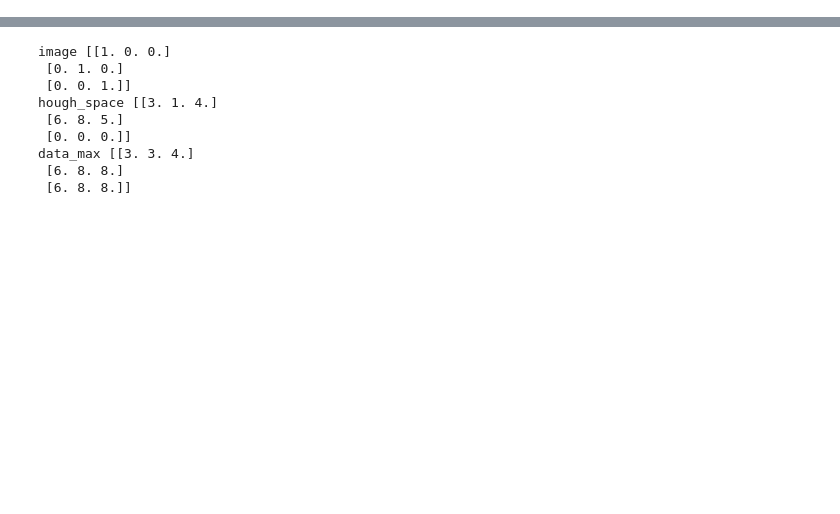
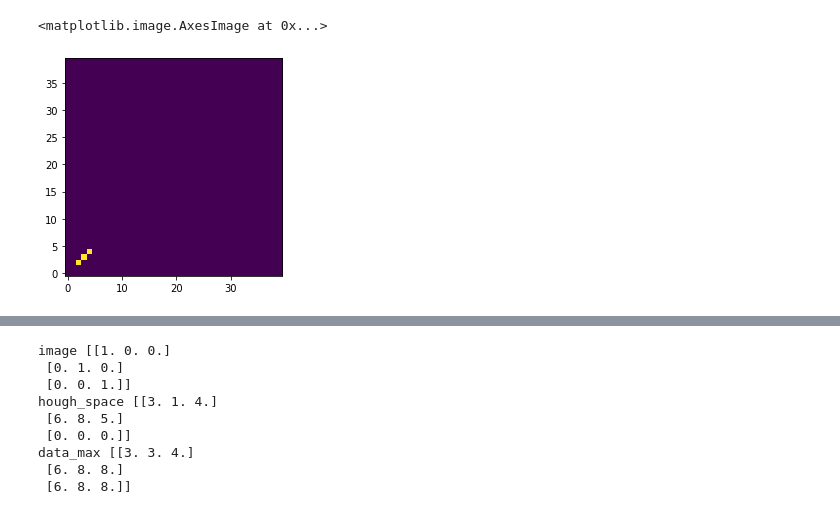
Before and after one commit to sumcousa/image_classification, a Jupyter notebook: hough_transform_wafer.ipynb, the cells around one changed output, grey strips where cells are left out. Drawn from its saved outputs; the diff is of its cells as text; code cells hidden in the pictures; blank space fills up the shorter version.

```diff
--- a/hough_transform_wafer.ipynb
+++ b/hough_transform_wafer.ipynb
@@ -1,18 +1,29 @@
 # %%
-import numpy as np
 import numpy as np
 import imageio.v2 as imageio
 import math
 import hough_transform as ht
 import scipy.ndimage as ndimage
 import scipy.sparse as sparse
 import os
 import matplotlib.pyplot as plt
 import matplotlib.transforms as trans
 from matplotlib.colors import ListedColormap, BoundaryNorm
 from matplotlib import cm
 import cv2
-col = np.array([1,2,3,5])
-row = np.array([1,2,3,5])
-data = np.array([1,1,1,1])
+# col = np.array([1,2,3,5])
+# row = np.array([1,2,3,5])
+# data = np.array([1,1,1,1])
+row = np.array([2,3,4])
+col = np.array([2,3,4])
+data = np.array([110,110,110])
+arraysize = 40
+hough_space_size_divisor = 2
+threshold = 2   #fairly good, no effect changing from 1 through 10
+image = sparse.coo_matrix((data, (row,col)),shape=(arraysize, arraysize), dtype=float).toarray()
+plt.imshow(image, origin='lower')
+# image = np.full(shape=(3,3),fill_value=(data), dtype=float)
+# %% [output]
+<matplotlib.image.AxesImage at 0x...>
+[figure, added]
 # %%
```
Also changed, not shown: parts of 7 cells of this notebook.
